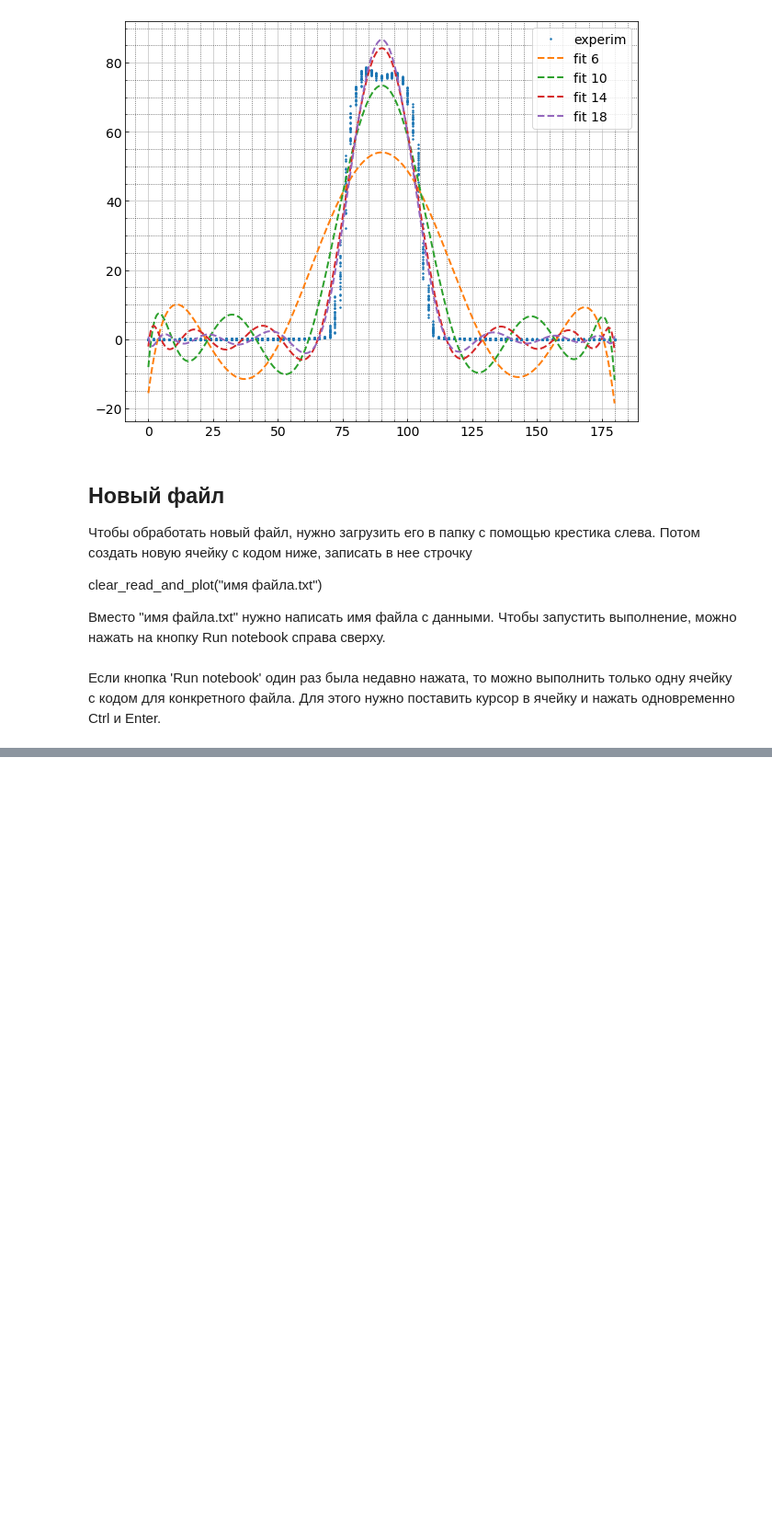
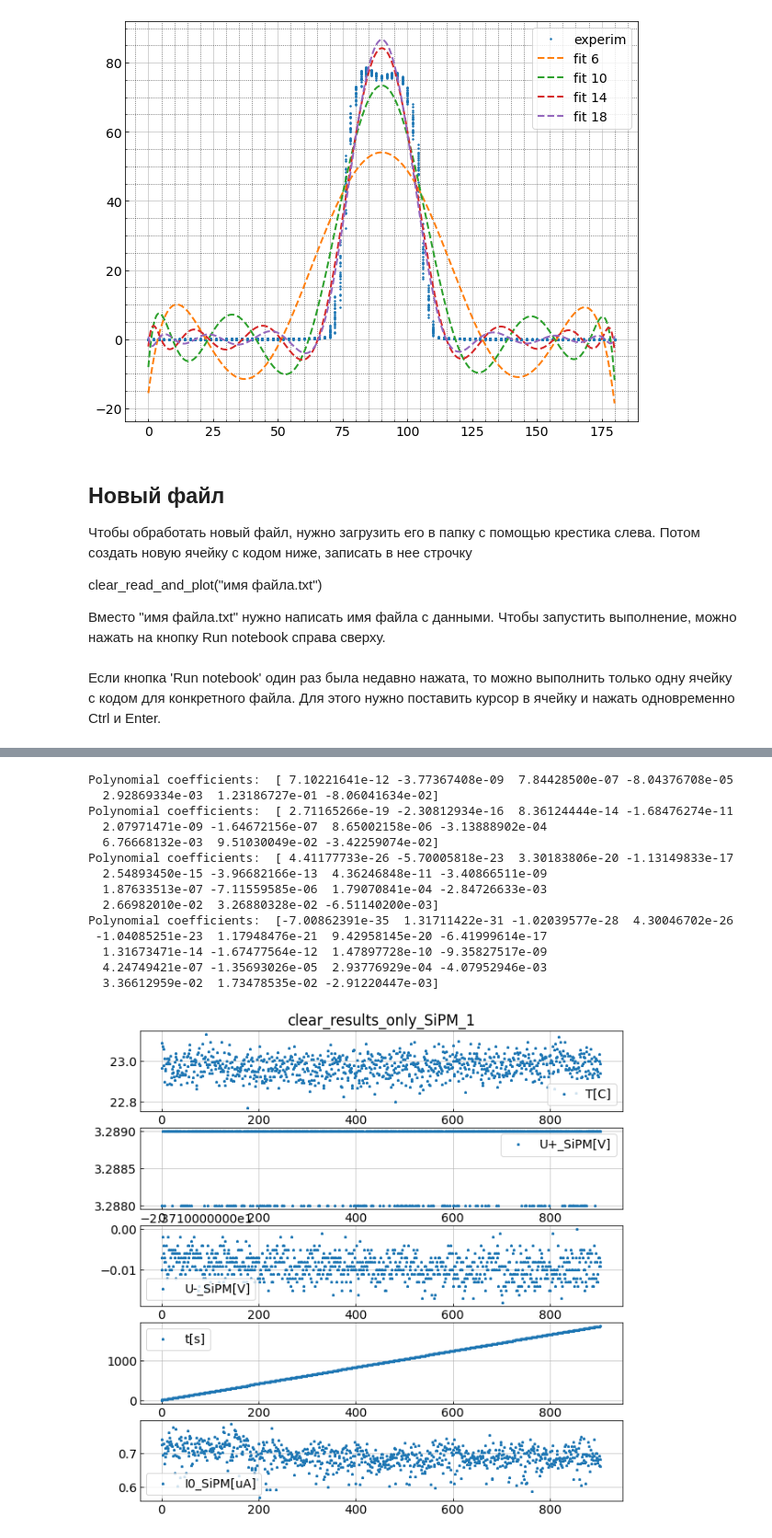
Before and after one commit to bonvech/Servo_stand, a Jupyter notebook: Servo_stend.ipynb, the cells around one changed output, grey strips where cells are left out. Shown at 92% size. Drawn from its saved outputs; the diff is of its cells as text; code cells hidden in the pictures; blank space fills up the shorter version.

```diff
--- a/Servo_stend.ipynb
+++ b/Servo_stend.ipynb
@@ -196 +201,19 @@ Polynomial coefficients:  [-4.86188386e-34  1.01041401e-30 -8.23776528e-28  3.56
 [figure]
+# %%
+clear_read_and_plot("results_only_SiPM_1.txt")
+# %% [output]
+Polynomial coefficients:  [ 7.10221641e-12 -3.77367408e-09  7.84428500e-07 -8.04376708e-05
+  2.92869334e-03  1.23186727e-01 -8.06041634e-02]
+Polynomial coefficients:  [ 2.71165266e-19 -2.30812934e-16  8.36124444e-14 -1.68476274e-11
+  2.07971471e-09 -1.64672156e-07  8.65002158e-06 -3.13888902e-04
+  6.76668132e-03  9.51030049e-02 -3.42259074e-02]
+Polynomial coefficients:  [ 4.41177733e-26 -5.70005818e-23  3.30183806e-20 -1.13149833e-17
+  2.54893450e-15 -3.96682166e-13  4.36246848e-11 -3.40866511e-09
+  1.87633513e-07 -7.11559585e-06  1.79070841e-04 -2.84726633e-03
+  2.66982010e-02  3.26880328e-02 -6.51140200e-03]
+Polynomial coefficients:  [-7.00862391e-35  1.31711422e-31 -1.02039577e-28  4.30046702e-26
+ -1.04085251e-23  1.17948476e-21  9.42958145e-20 -6.41999614e-17
+  1.31673471e-14 -1.67477564e-12  1.47897728e-10 -9.35827517e-09
+  4.24749421e-07 -1.35693026e-05  2.93776929e-04 -4.07952946e-03
+  3.36612959e-02  1.73478535e-02 -2.91220447e-03]
+[figure, added]
```
Also changed, not shown: parts of 7 cells of this notebook, 29 other files.
